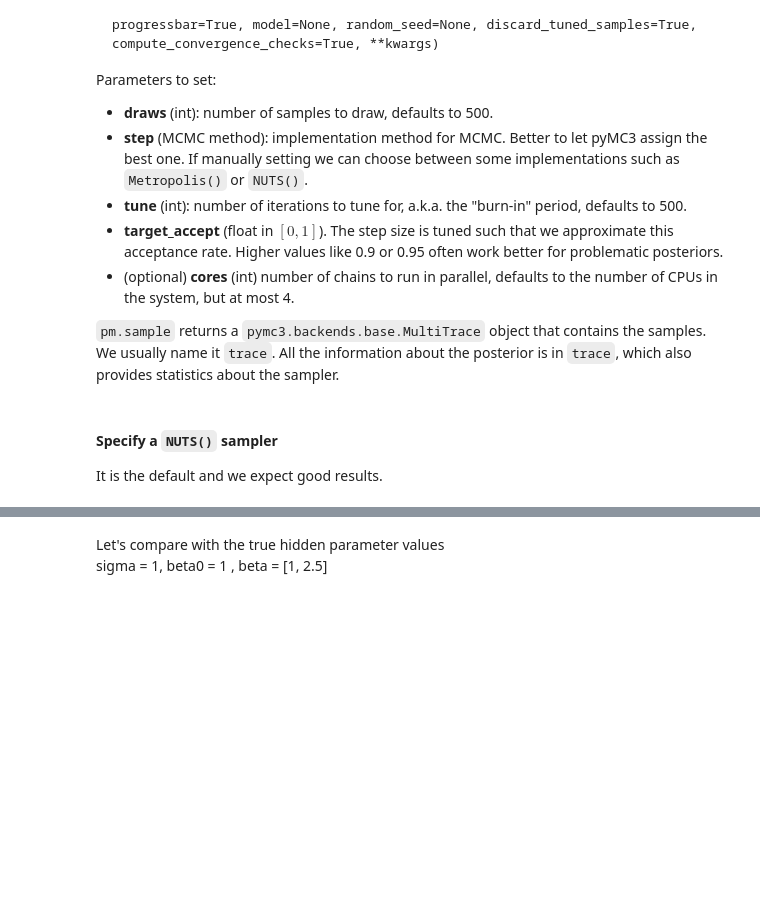
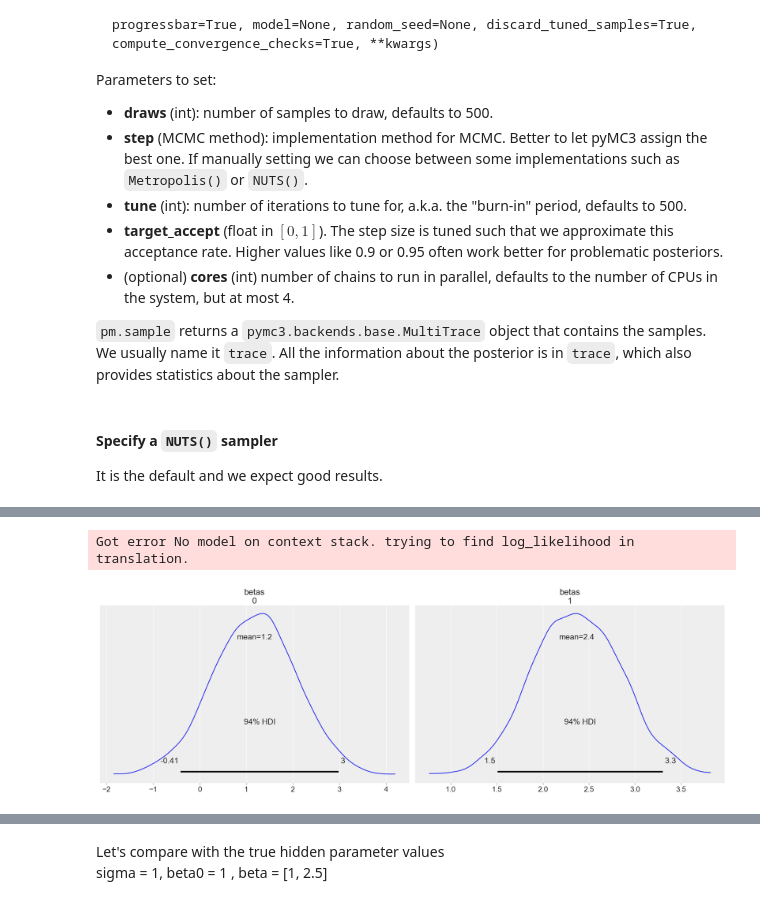
Before and after one commit to zhonglizhang/2022-CS109B, a Jupyter notebook: content/labs/lab02/cs109b_lab02_bayes_2022_Joel.ipynb, the cells around one changed output, grey strips where cells are left out. Drawn from its saved outputs; the diff is of its cells as text; code cells hidden in the pictures; blank space fills up the shorter version.

```diff
--- a/content/labs/lab02/cs109b_lab02_bayes_2022_Joel.ipynb
+++ b/content/labs/lab02/cs109b_lab02_bayes_2022_Joel.ipynb
@@ -299,0 +331,5 @@ az.plot_posterior(trace, var_names=['beta0']);
+# %%
+az.plot_posterior(trace, var_names=['betas']);
+# %% [output]
+Got error No model on context stack. trying to find log_likelihood in translation.
+[figure, added]
```
Also changed, not shown: parts of 22 cells of this notebook.
